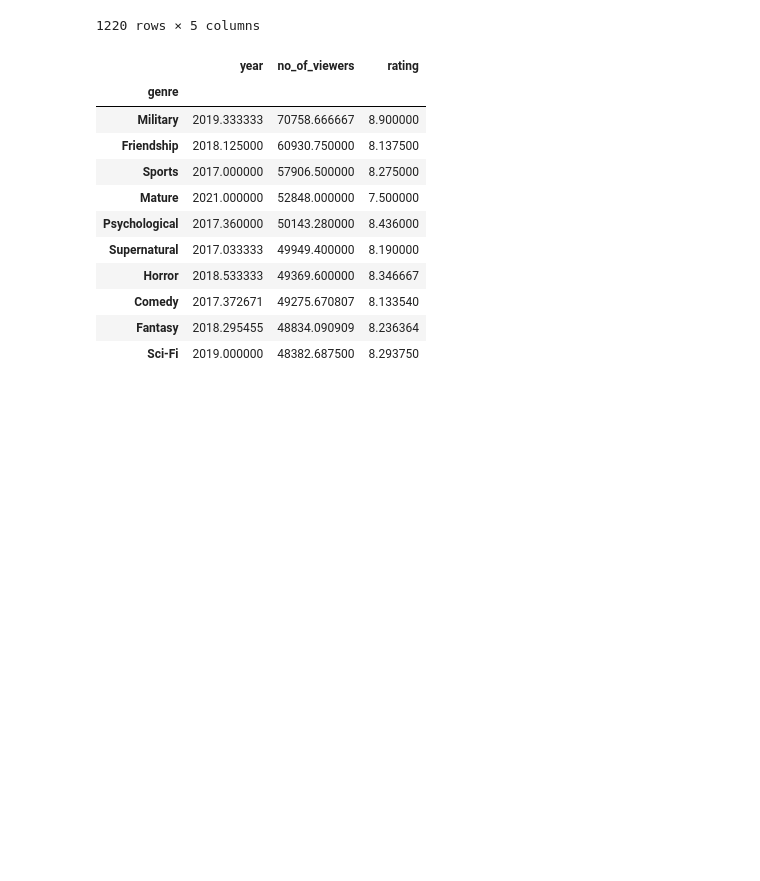
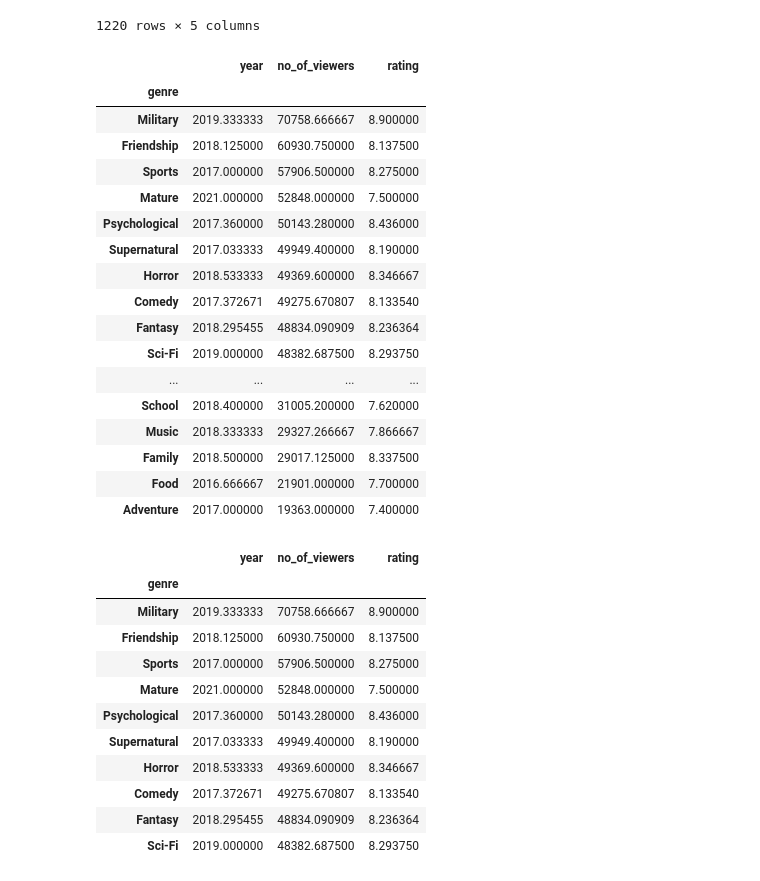
Before and after one commit to AllardQuek/DAO2702-BA, a Jupyter notebook: Project/k-drama-analysis.ipynb, the cells around one changed output. Drawn from its saved outputs; the diff is of its cells as text; code cells hidden in the pictures; blank space fills up the shorter version.

```diff
--- a/Project/k-drama-analysis.ipynb
+++ b/Project/k-drama-analysis.ipynb
@@ -132,6 +139,27 @@ new_df
 # plt.xticks(rotation=90)
 # plt.title("Viewership across time")
 # plt.show()
+# %%
+genre_grouped_df
+# %% [output]
+|  | year | no_of_viewers | rating |
+| genre |  |  |  |
+| Military | 2019.333333 | 70758.666667 | 8.900000 |
+| Friendship | 2018.125000 | 60930.750000 | 8.137500 |
+| Sports | 2017.000000 | 57906.500000 | 8.275000 |
+| Mature | 2021.000000 | 52848.000000 | 7.500000 |
+| Psychological | 2017.360000 | 50143.280000 | 8.436000 |
+| Supernatural | 2017.033333 | 49949.400000 | 8.190000 |
+| Horror | 2018.533333 | 49369.600000 | 8.346667 |
+| Comedy | 2017.372671 | 49275.670807 | 8.133540 |
+| Fantasy | 2018.295455 | 48834.090909 | 8.236364 |
+| Sci-Fi | 2019.000000 | 48382.687500 | 8.293750 |
+| ... | ... | ... | ... |
+| School | 2018.400000 | 31005.200000 | 7.620000 |
+| Music | 2018.333333 | 29327.266667 | 7.866667 |
+| Family | 2018.500000 | 29017.125000 | 8.337500 |
+| Food | 2016.666667 | 21901.000000 | 7.700000 |
+| Adventure | 2017.000000 | 19363.000000 | 7.400000 |
 # %%
 # Group by genre
 genre_grouped_df = new_df.groupby(['genre']).mean().sort_values('no_of_viewers', ascending=False)
```
Also changed, not shown: parts of 6 cells of this notebook, 11 other files.
